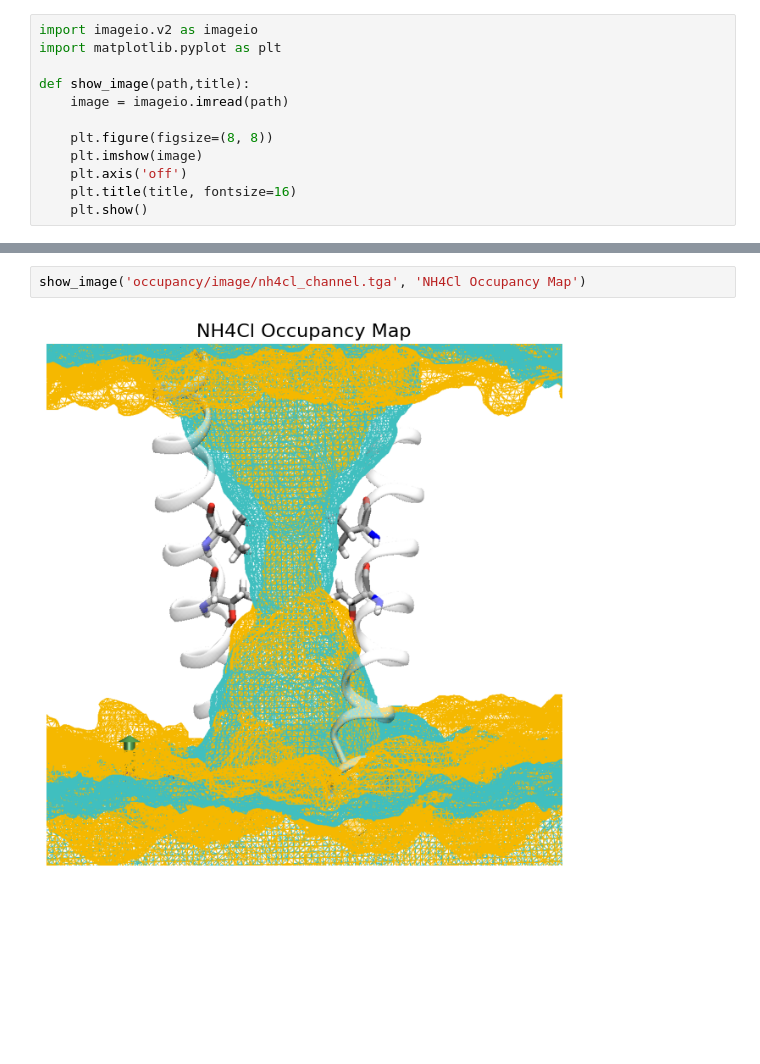
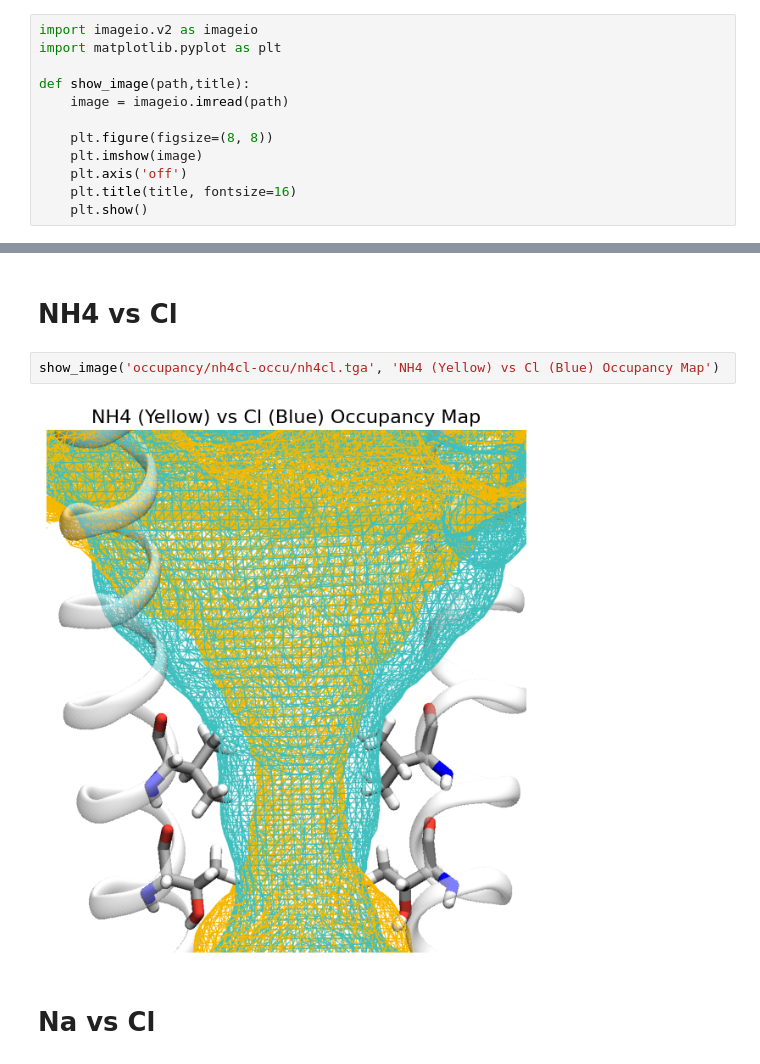
Before and after one commit to Heiley-W/project, a Jupyter notebook: occupancy.ipynb, the cells around one changed output, grey strips where cells are left out. Drawn from its saved outputs; the diff is of its cells as text; blank space fills up the shorter version.

```diff
--- a/occupancy.ipynb
+++ b/occupancy.ipynb
@@ -13,5 +21,9 @@ def show_image(path,title):
+# %% [markdown]
+# NH4 vs Cl
 # %%
-show_image('occupancy/image/nh4cl_channel.tga', 'NH4Cl Occupancy Map')
+show_image('occupancy/nh4cl-occu/nh4cl.tga', 'NH4 (Yellow) vs Cl (Blue) Occupancy Map')
 # %% [output]
-[figure, old version]
+[figure, new version]
+# %% [markdown]
+# Na vs Cl
 # %%
```
Also changed, not shown: parts of 4 cells of this notebook.
